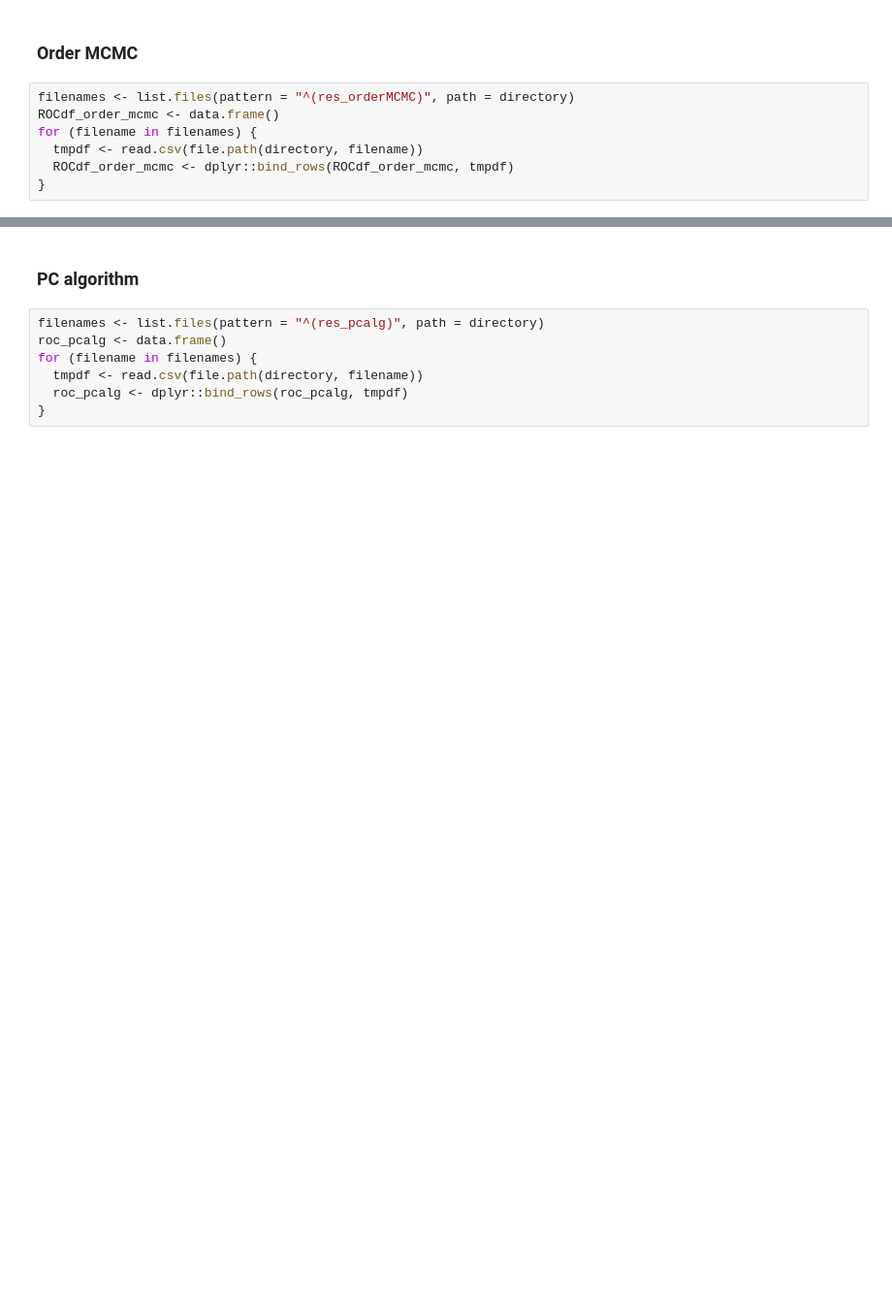
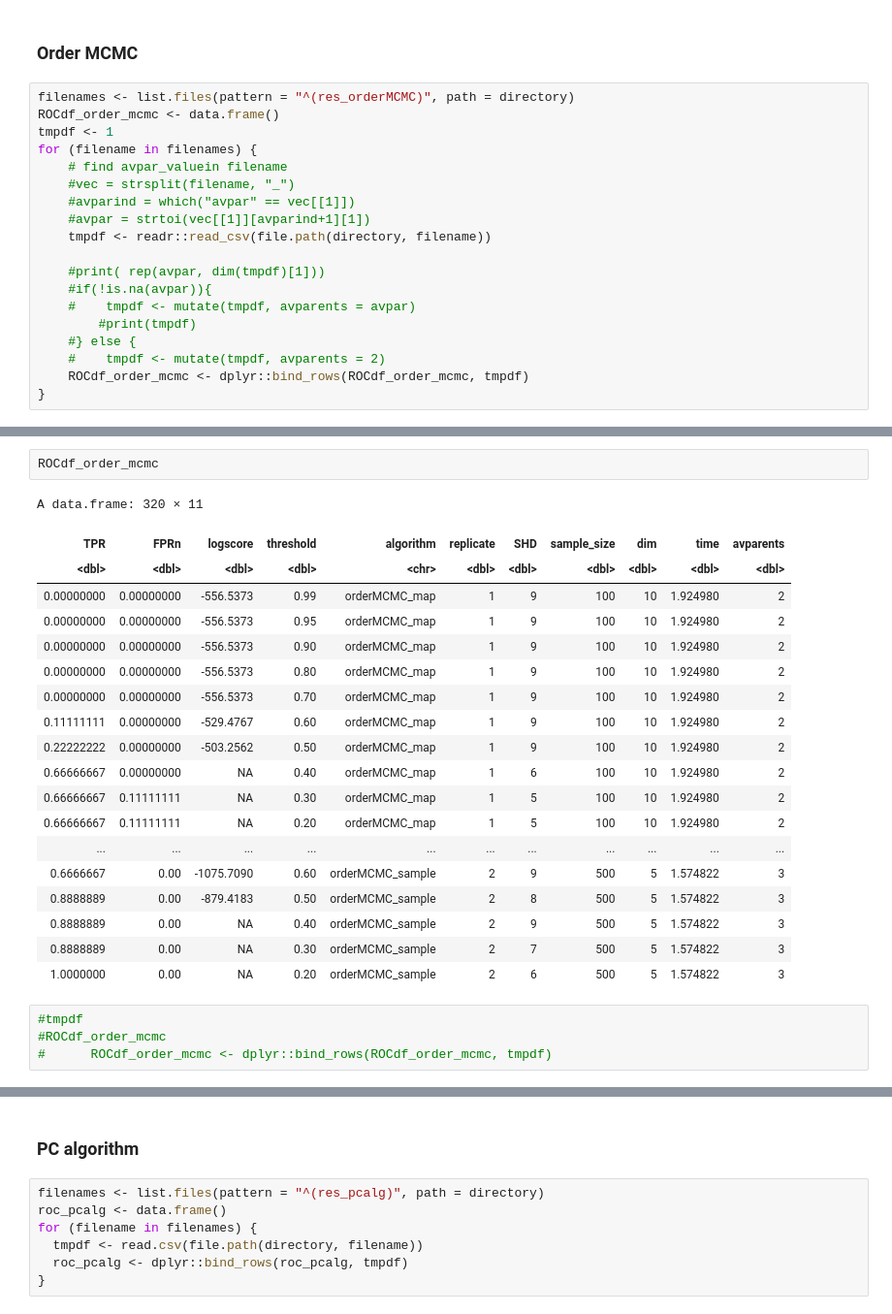
Before and after one commit to felixleopoldo/benchpress, a Jupyter notebook: benchmark/plot.ipynb, the cells around one changed output, grey strips where cells are left out. Shown at 97% size. Drawn from its saved outputs; the diff is of its cells as text; blank space fills up the shorter version.

```diff
--- a/benchmark/plot.ipynb
+++ b/benchmark/plot.ipynb
@@ -34,8 +20,20 @@ replicates <- c(20)
 # %%
 filenames <- list.files(pattern = "^(res_orderMCMC)", path = directory)
 ROCdf_order_mcmc <- data.frame()
+tmpdf <- 1
 for (filename in filenames) {
-  tmpdf <- read.csv(file.path(directory, filename))
-  ROCdf_order_mcmc <- dplyr::bind_rows(ROCdf_order_mcmc, tmpdf)
+    # find avpar_valuein filename
+    #vec = strsplit(filename, "_")
+    #avparind = which("avpar" == vec[[1]])
+    #avpar = strtoi(vec[[1]][avparind+1][1])
+    tmpdf <- readr::read_csv(file.path(directory, filename))
+
+    #print( rep(avpar, dim(tmpdf)[1]))
+    #if(!is.na(avpar)){
+    #    tmpdf <- mutate(tmpdf, avparents = avpar)
+        #print(tmpdf)
+    #} else {
+    #    tmpdf <- mutate(tmpdf, avparents = 2)
+    ROCdf_order_mcmc <- dplyr::bind_rows(ROCdf_order_mcmc, tmpdf)
 }
 # %% [output]
@@ -59,3 +74,29 @@ Warning message in bind_rows_(x, .id):
+# %%
+ROCdf_order_mcmc
+# %% [output]
+A data.frame: 320 × 11
+| TPR | FPRn | logscore | threshold | algorithm | replicate | SHD | sample_size | dim | time | avparents |
+| <dbl> | <dbl> | <dbl> | <dbl> | <chr> | <dbl> | <dbl> | <dbl> | <dbl> | <dbl> | <dbl> |
+| 0.00000000 | 0.00000000 | -556.5373 | 0.99 | orderMCMC_map | 1 | 9 | 100 | 10 | 1.924980 | 2 |
+| 0.00000000 | 0.00000000 | -556.5373 | 0.95 | orderMCMC_map | 1 | 9 | 100 | 10 | 1.924980 | 2 |
+| 0.00000000 | 0.00000000 | -556.5373 | 0.90 | orderMCMC_map | 1 | 9 | 100 | 10 | 1.924980 | 2 |
+| 0.00000000 | 0.00000000 | -556.5373 | 0.80 | orderMCMC_map | 1 | 9 | 100 | 10 | 1.924980 | 2 |
+| 0.00000000 | 0.00000000 | -556.5373 | 0.70 | orderMCMC_map | 1 | 9 | 100 | 10 | 1.924980 | 2 |
+| 0.11111111 | 0.00000000 | -529.4767 | 0.60 | orderMCMC_map | 1 | 9 | 100 | 10 | 1.924980 | 2 |
+| 0.22222222 | 0.00000000 | -503.2562 | 0.50 | orderMCMC_map | 1 | 9 | 100 | 10 | 1.924980 | 2 |
+| 0.66666667 | 0.00000000 | NA | 0.40 | orderMCMC_map | 1 | 6 | 100 | 10 | 1.924980 | 2 |
+| 0.66666667 | 0.11111111 | NA | 0.30 | orderMCMC_map | 1 | 5 | 100 | 10 | 1.924980 | 2 |
+| 0.66666667 | 0.11111111 | NA | 0.20 | orderMCMC_map | 1 | 5 | 100 | 10 | 1.924980 | 2 |
+| ... | ... | ... | ... | ... | ... | ... | ... | ... | ... | ... |
+| 0.6666667 | 0.00 | -1075.7090 | 0.60 | orderMCMC_sample | 2 | 9 | 500 | 5 | 1.574822 | 3 |
+| 0.8888889 | 0.00 | -879.4183 | 0.50 | orderMCMC_sample | 2 | 8 | 500 | 5 | 1.574822 | 3 |
+| 0.8888889 | 0.00 | NA | 0.40 | orderMCMC_sample | 2 | 9 | 500 | 5 | 1.574822 | 3 |
+| 0.8888889 | 0.00 | NA | 0.30 | orderMCMC_sample | 2 | 7 | 500 | 5 | 1.574822 | 3 |
+| 1.0000000 | 0.00 | NA | 0.20 | orderMCMC_sample | 2 | 6 | 500 | 5 | 1.574822 | 3 |
+# %%
+#tmpdf
+#ROCdf_order_mcmc
+#      ROCdf_order_mcmc <- dplyr::bind_rows(ROCdf_order_mcmc, tmpdf)
 # %%
 sumROC_order_mcmc = ROCdf_order_mcmc %>%
                     filter(dim %in% dims) %>%
```
Also changed, not shown: parts of 22 cells of this notebook, 1 other file.
